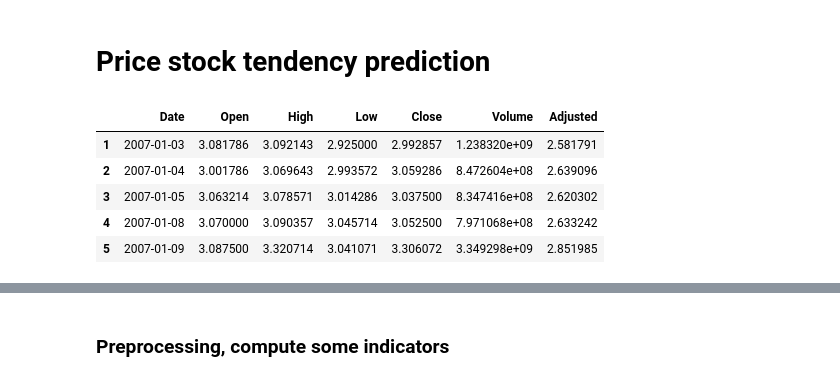
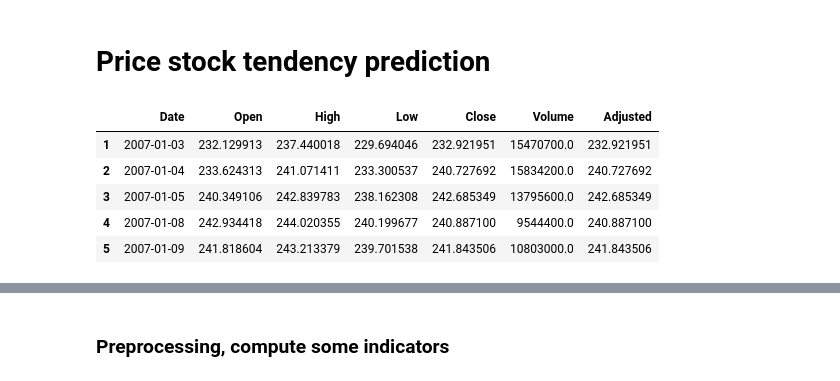
Before and after one commit to Naralas/StonksMarketPrediction, a Jupyter notebook: StockPriceTendencyPrediction.ipynb, the cells around one changed output, grey strips where cells are left out. Saved outputs shown, nothing was run; the diff lists cells and outputs as text; code cells hidden in the pictures.

```diff
--- a/StockPriceTendencyPrediction.ipynb
+++ b/StockPriceTendencyPrediction.ipynb
@@ -20,12 +24,12 @@ FILE = '/AAPL.txt'
 # %%
-df = get_data(DATA_PATH, FILE)
+df = get_data(DATA_PATH, f"{QUOTATION}{FILE_SUFFIX}")
 df.head()
 # %% [output]
 |  | Date | Open | High | Low | Close | Volume | Adjusted |
-| 1 | 2007-01-03 | 3.081786 | 3.092143 | 2.925000 | 2.992857 | 1.238320e+09 | 2.581791 |
-| 2 | 2007-01-04 | 3.001786 | 3.069643 | 2.993572 | 3.059286 | 8.472604e+08 | 2.639096 |
-| 3 | 2007-01-05 | 3.063214 | 3.078571 | 3.014286 | 3.037500 | 8.347416e+08 | 2.620302 |
-| 4 | 2007-01-08 | 3.070000 | 3.090357 | 3.045714 | 3.052500 | 7.971068e+08 | 2.633242 |
-| 5 | 2007-01-09 | 3.087500 | 3.320714 | 3.041071 | 3.306072 | 3.349298e+09 | 2.851985 |
+| 1 | 2007-01-03 | 232.129913 | 237.440018 | 229.694046 | 232.921951 | 15470700.0 | 232.921951 |
+| 2 | 2007-01-04 | 233.624313 | 241.071411 | 233.300537 | 240.727692 | 15834200.0 | 240.727692 |
+| 3 | 2007-01-05 | 240.349106 | 242.839783 | 238.162308 | 242.685349 | 13795600.0 | 242.685349 |
+| 4 | 2007-01-08 | 242.934418 | 244.020355 | 240.199677 | 240.887100 | 9544400.0 | 240.887100 |
+| 5 | 2007-01-09 | 241.818604 | 243.213379 | 239.701538 | 241.843506 | 10803000.0 | 241.843506 |
 # %%
 price_column = 'Close'
```
Also changed, not shown: parts of 31 cells of this notebook, 3 other files.
